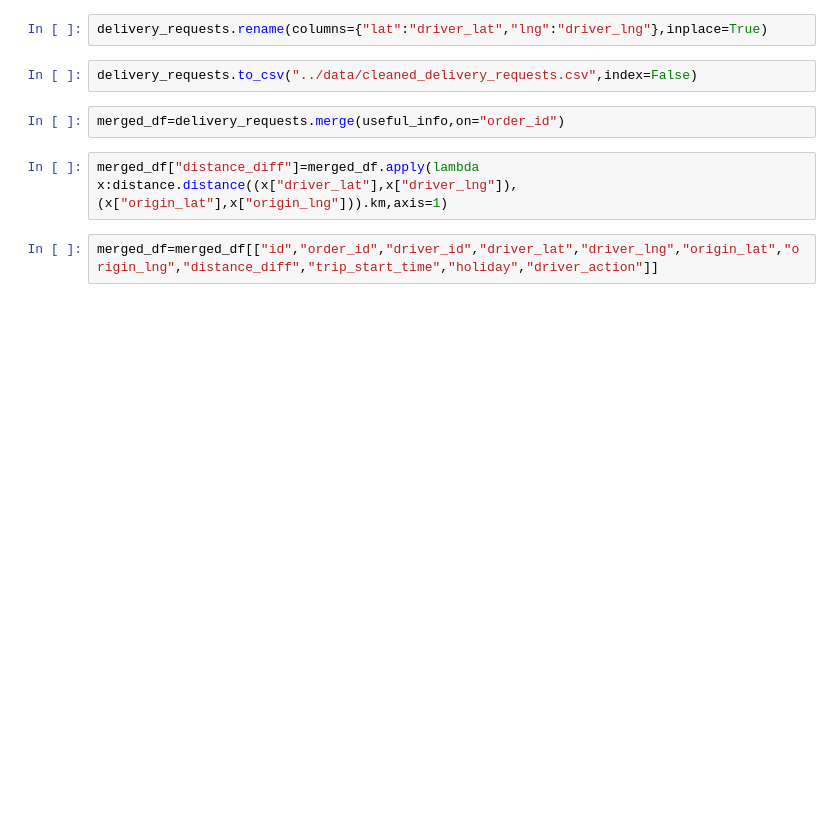
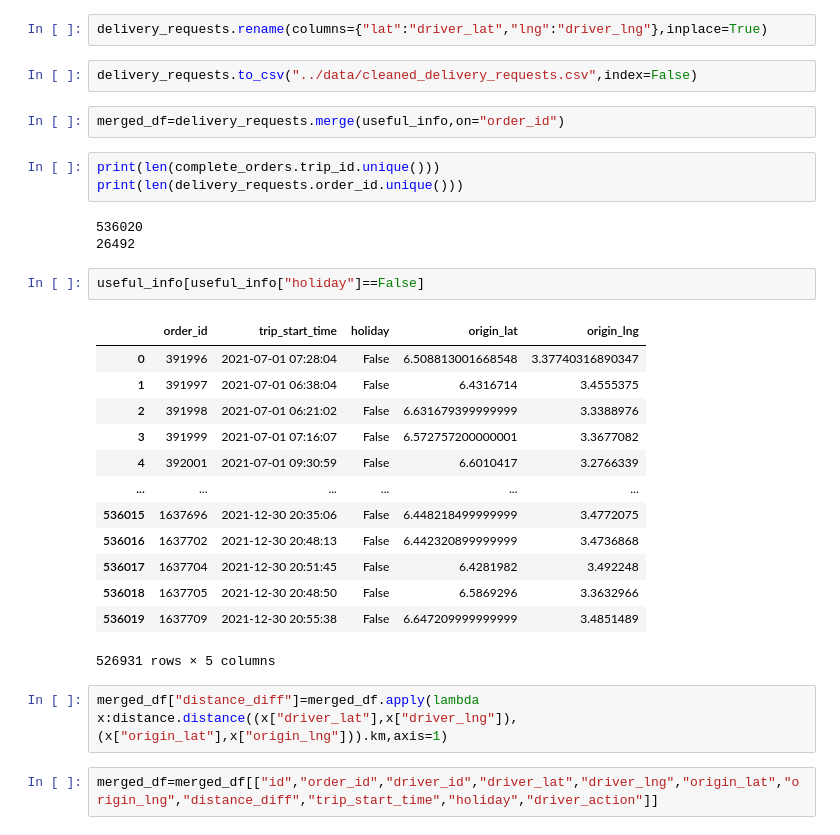
Before and after one commit to Nathnael12/Causal-Inference, a Jupyter notebook: notebooks/delivery_request_EDA.ipynb, the cells around one changed output. Cells and saved outputs as stored; diff of their text form; blank space fills up the shorter version.

```diff
--- a/notebooks/delivery_request_EDA.ipynb
+++ b/notebooks/delivery_request_EDA.ipynb
@@ -117,6 +117,28 @@ delivery_requests.rename(columns={"lat":"driver_lat","lng":"driver_lng"},inplace
 delivery_requests.to_csv("../data/cleaned_delivery_requests.csv",index=False)
 # %%
 merged_df=delivery_requests.merge(useful_info,on="order_id")
+# %%
+print(len(complete_orders.trip_id.unique()))
+print(len(delivery_requests.order_id.unique()))
+# %% [output]
+536020
+26492
+# %%
+useful_info[useful_info["holiday"]==False]
+# %% [output]
+|  | order_id | trip_start_time | holiday | origin_lat | origin_lng |
+| 0 | 391996 | 2021-07-01 07:28:04 | False | 6.508813001668548 | 3.37740316890347 |
+| 1 | 391997 | 2021-07-01 06:38:04 | False | 6.4316714 | 3.4555375 |
+| 2 | 391998 | 2021-07-01 06:21:02 | False | 6.631679399999999 | 3.3388976 |
+| 3 | 391999 | 2021-07-01 07:16:07 | False | 6.572757200000001 | 3.3677082 |
+| 4 | 392001 | 2021-07-01 09:30:59 | False | 6.6010417 | 3.2766339 |
+| ... | ... | ... | ... | ... | ... |
+| 536015 | 1637696 | 2021-12-30 20:35:06 | False | 6.448218499999999 | 3.4772075 |
+| 536016 | 1637702 | 2021-12-30 20:48:13 | False | 6.442320899999999 | 3.4736868 |
+| 536017 | 1637704 | 2021-12-30 20:51:45 | False | 6.4281982 | 3.492248 |
+| 536018 | 1637705 | 2021-12-30 20:48:50 | False | 6.5869296 | 3.3632966 |
+| 536019 | 1637709 | 2021-12-30 20:55:38 | False | 6.647209999999999 | 3.4851489 |
+526931 rows × 5 columns
 # %%
 merged_df["distance_diff"]=merged_df.apply(lambda x:distance.distance((x["driver_lat"],x["driver_lng"]), (x["origin_lat"],x["origin_lng"])).km,axis=1)
 # %%
```
Also changed, not shown: parts of 4 cells of this notebook, 1 other file.
